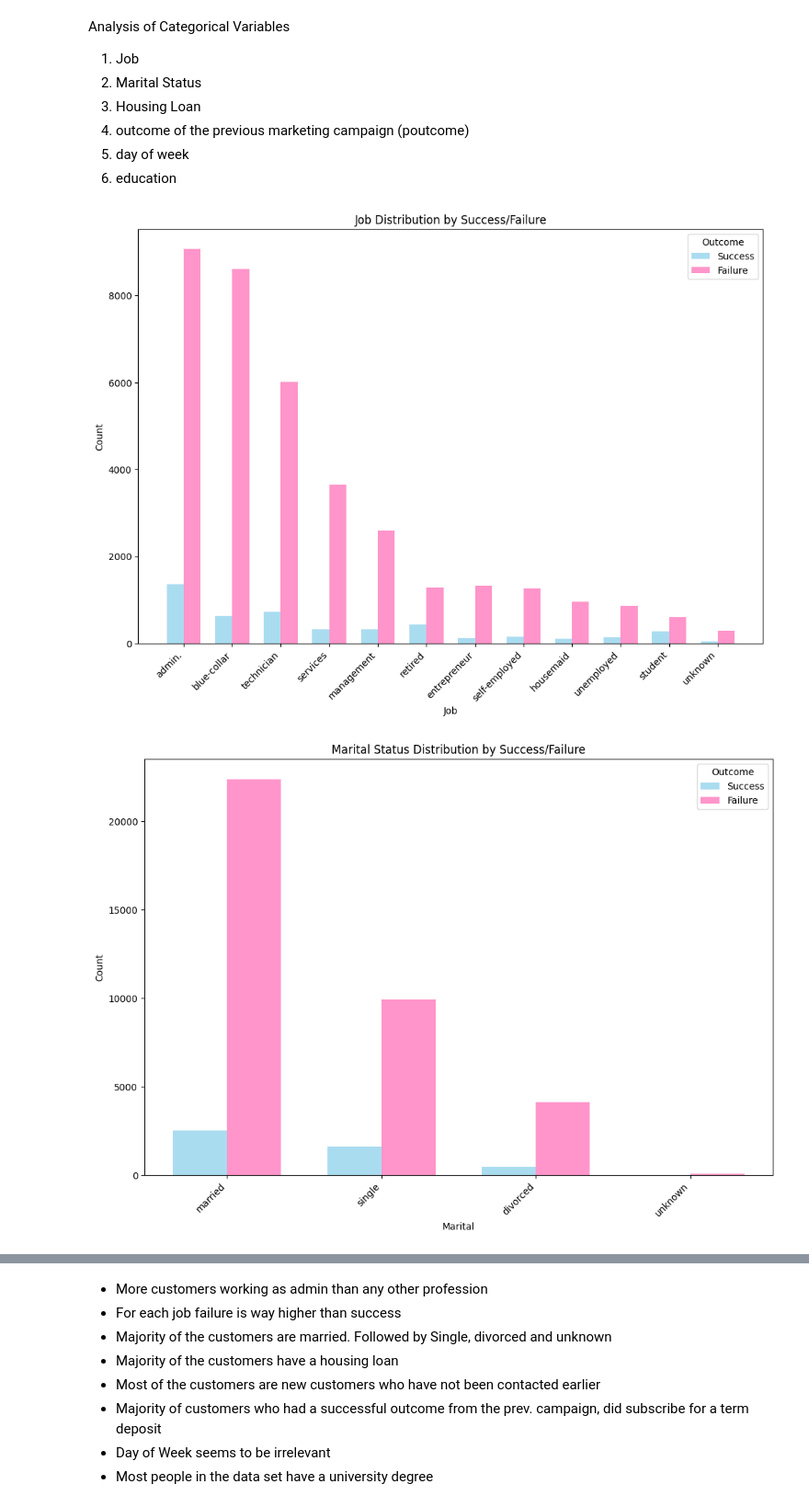
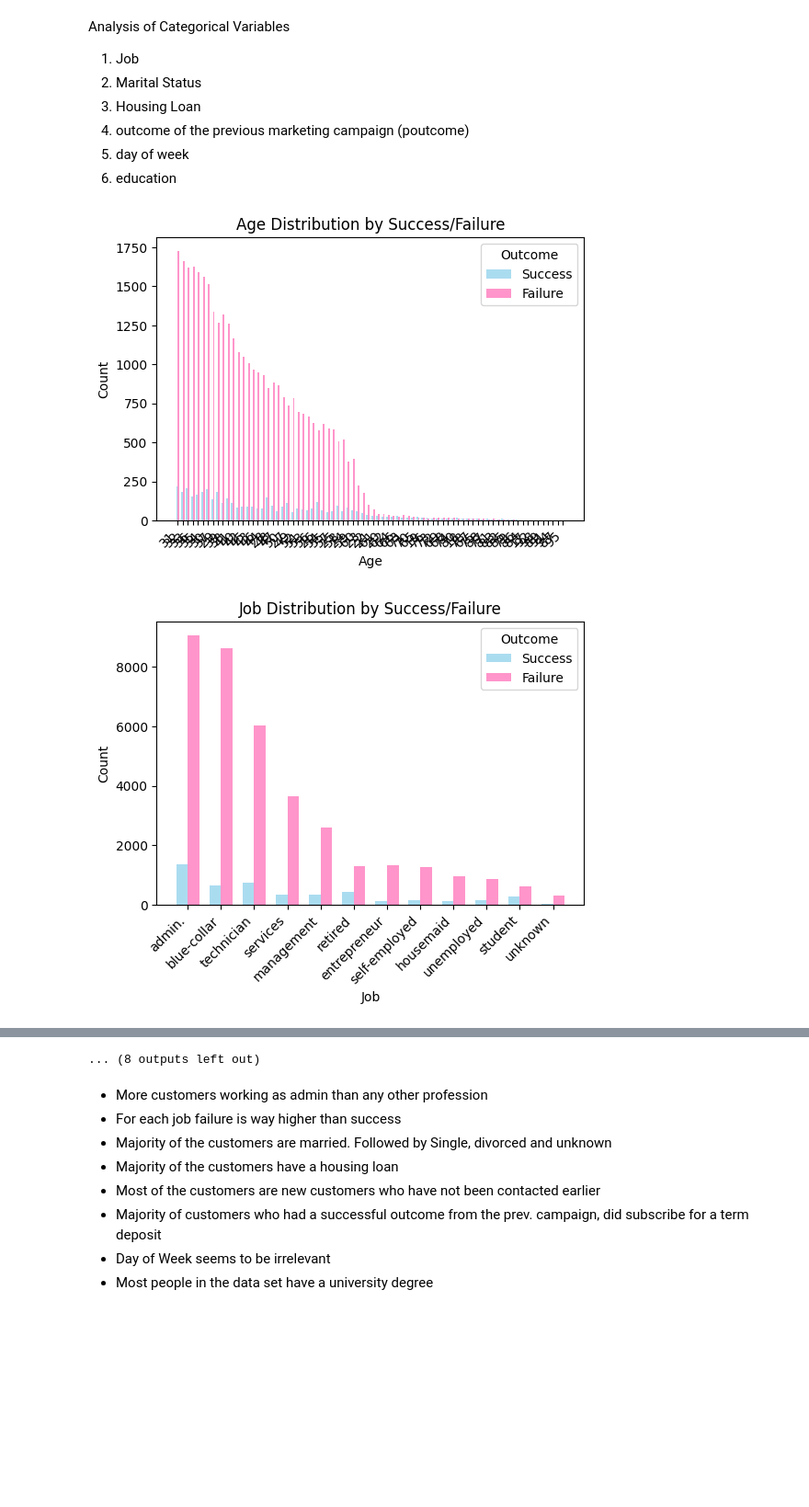
Before and after one commit to joscha-st/ibait_ml_g1, a Jupyter notebook: Nature_of_Data_NEW.ipynb, the cells around one changed output, grey strips where cells are left out. Shown at 92% size. Saved outputs shown, nothing was run; the diff lists cells and outputs as text; code cells hidden in the pictures; blank space fills up the shorter version.

Commit message:
Nature_of_Data_NEW.ipynb - improve plot_distribution_by_category function

```diff
--- a/Nature_of_Data_NEW.ipynb
+++ b/Nature_of_Data_NEW.ipynb
@@ -103,8 +102,7 @@ Analysis of Categorical Variables
 6. day of week
 7. education
 # %%
-import matplotlib.pyplot as plt
-
+# todo to improve layout of plots
 def plot_distribution_by_category(data_set, category_column, title):
     # Create separate DataFrames for success and failure
     success_data = data_set[data_set['y'] == 'yes']
@@ -114,50 +112,40 @@ def plot_distribution_by_category(data_set, category_column, title):
     categories = data_set[category_column].value_counts().index
 
     # Initialize subplots
-    fig, ax = plt.subplots(figsize=(12, 8))
+    fig, ax = plt.subplots(figsize=(6, 4))
 
     # Width of the bars
     bar_width = 0.35
 
     # Index for the x-axis positions
     indices = range(len(categories))
 
     # Plot bars for success and failure side by side
     success_bars = ax.bar(indices, [success_data[success_data[category_column] == category].shape[0] for category in categories],
                           width=bar_width, color='skyblue', alpha=0.7, label='Success')
 
     failure_bars = ax.bar([i + bar_width for i in indices], [failure_data[failure_data[category_column] == category].shape[0] for category in categories],
                           width=bar_width, color='hotpink', alpha=0.7, label='Failure')
 
     # Set plot properties
     ax.set_title(f'{title} Distribution by Success/Failure')
     ax.set_xlabel(category_column.capitalize())
     ax.set_ylabel('Count')
     ax.set_xticks([i + bar_width/2 for i in indices])
     ax.set_xticklabels(categories, rotation=45, ha='right')
 
     # Add legend
     ax.legend(title='Outcome', loc='upper right', labels=['Success', 'Failure'])
 
     plt.show()
 
-# JOB
-plot_distribution_by_category(bank_data_set, 'job', 'Job')
+column_names = list(bank_data_set)
+column_names.remove('y')
 
-# MARITAL
-plot_distribution_by_category(bank_data_set, 'marital', 'Marital Status')
+title_names = ['Age','Job','Martial','Education','Default','Housing','Loan','Contact','Month','Day Of Week', 'Duration','Campaign','Previous Days','Previous','Previous Outcome','Employment Variation Rate','Consumer Price Index', 'Consumer Confidence Index','Euribor 3 Months Rate','Number of Employees']
 
-# HOUSING
-plot_distribution_by_category(bank_data_set, 'housing', 'Housing Loan')
-
-# POUTCOME
-plot_distribution_by_category(bank_data_set, 'poutcome', 'Previous Outcome')
-
-# DAY_OF_WEEK
-plot_distribution_by_category(bank_data_set, 'day_of_week', 'Day of Week')
-
-# EDUCATION
-plot_distribution_by_category(bank_data_set, 'education', 'Education')
+for column_name, title_name in zip(column_names, title_names):
+    plot_distribution_by_category(bank_data_set, column_name, title_name)
 # %% [output]
-[figure, old version]
+[figure, new version]
-[figure, old version]
+[figure, new version]
@@ -168,3 +162,4 @@ plot_distribution_by_category(bank_data_set, 'education', 'Education')
+... (8 outputs left out)
 # %% [markdown]
 - More customers working as admin than any other profession
 - For each job failure is way higher than success
```
Also changed, not shown: parts of 3 cells of this notebook.
